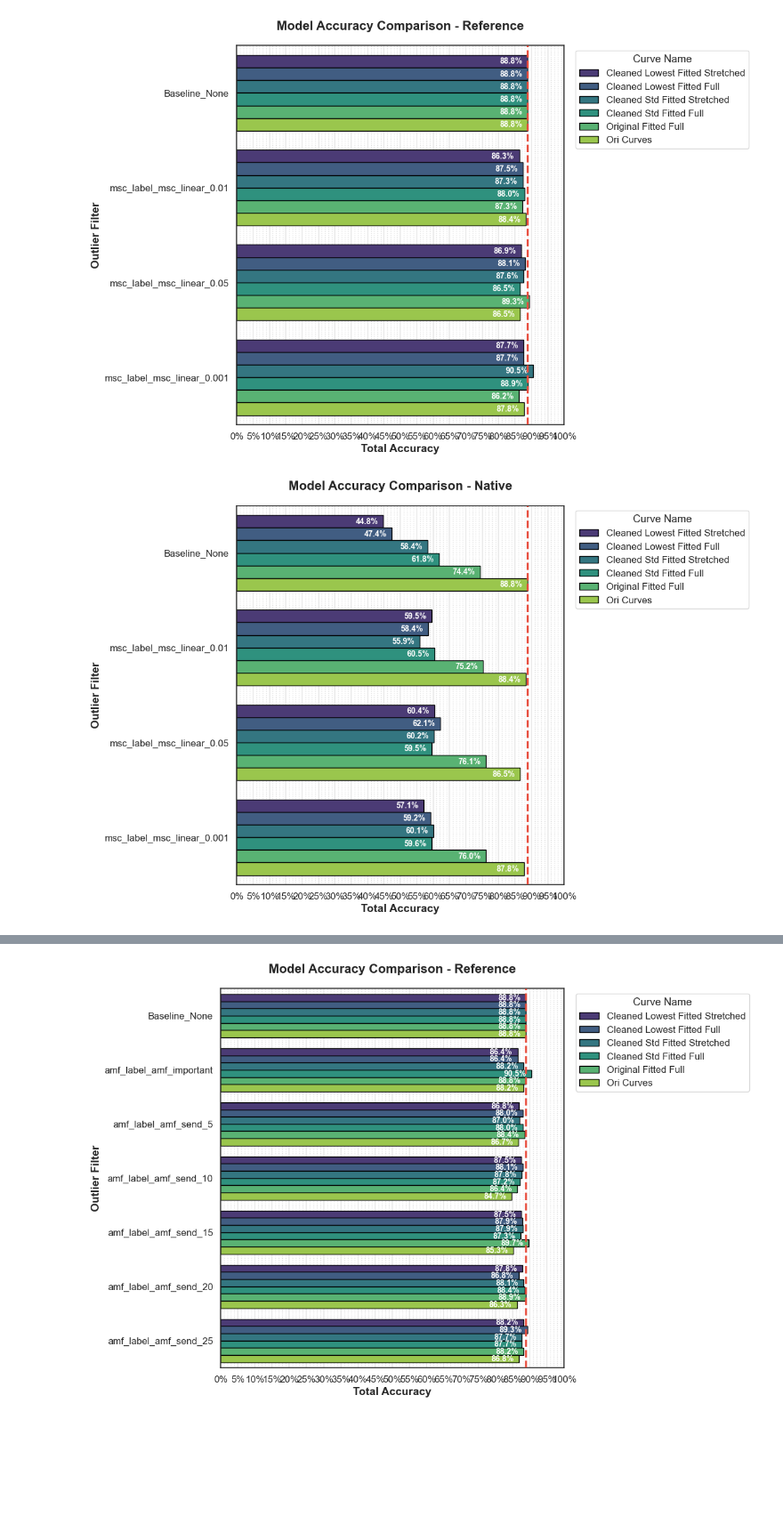
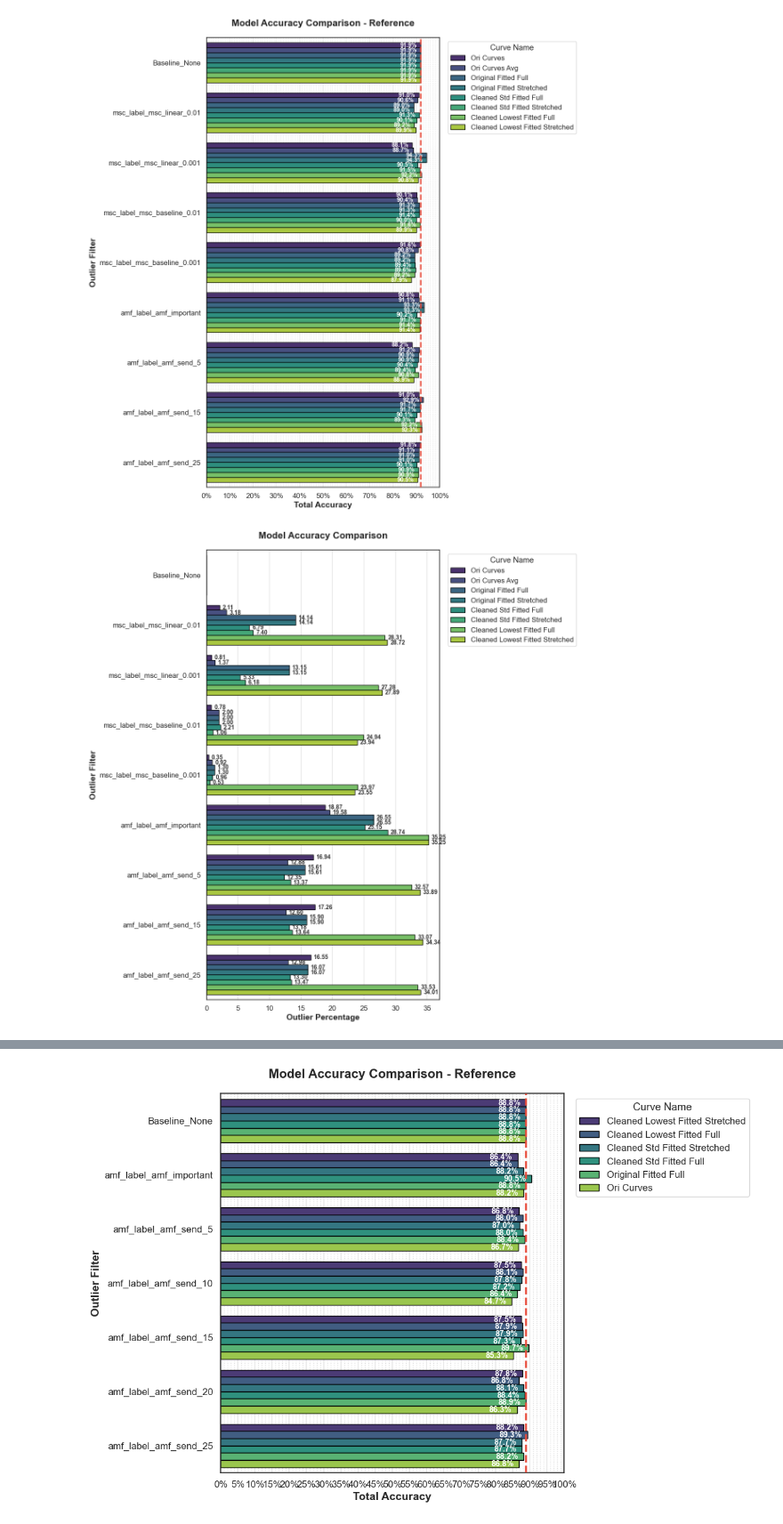
Before and after one commit to kautsarg/POC_DDM, a Jupyter notebook: gk_code/outlier_detection/result_analysis.ipynb, the cells around one changed output, grey strips where cells are left out. Shown at 89% size. Saved outputs shown, nothing was run; the diff lists cells and outputs as text; code cells hidden in the pictures; blank space fills up the shorter version.

Commit message:
Result vis on all samples individual test

```diff
--- a/gk_code/outlier_detection/result_analysis.ipynb
+++ b/gk_code/outlier_detection/result_analysis.ipynb
@@ -187,11 +180,5 @@ Filter:
 --------------------------------------------------
 # %%
-%matplotlib inline
-
-import matplotlib.pyplot as plt
-import seaborn as sns
-import matplotlib.ticker as mtick
-
 def plot_accuracy_comparison_static(filtered_df, title="Model Accuracy Comparison", save_path=None):
     """
     Generates a static high-resolution grouped bar chart using Seaborn,
@@ -253,16 +240,6 @@ def plot_accuracy_comparison_static(filtered_df, title="Model Accuracy Compariso
         fig.savefig(save_path, bbox_inches='tight', dpi=300, facecolor='white')
         print(f"[*] Saved static plot to {save_path}")
 
-%matplotlib inline
-
-import matplotlib.pyplot as plt
-import seaborn as sns
-import matplotlib.ticker as mtick
-
-import matplotlib.pyplot as plt
-import seaborn as sns
-import matplotlib.ticker as mtick
-
 def plot_flexible_grouped_bar(df, x_col, y_col, hue_col, title=None, is_percentage=True, is_horizontal=False, baseline_value=None, save_path=None):
     """
     A highly flexible grouped bar chart generator using Seaborn.
@@ -273,7 +250,7 @@ def plot_flexible_grouped_bar(df, x_col, y_col, hue_col, title=None, is_percenta
 
     # 1. Map Data Based on Orientation
     if is_horizontal:
-        fig, ax = plt.subplots(figsize=(12, 8))
+        fig, ax = plt.subplots(figsize=(12, 12))
         sns.barplot(data=df, x=y_col, y=x_col, hue=hue_col, palette="viridis", edgecolor="black", linewidth=1, ax=ax)
         ax.set_xlabel(y_col.replace("_", " ").title(), fontsize=14, fontweight='bold')
         ax.set_ylabel(x_col.replace("_", " ").title(), fontsize=14, fontweight='bold')
@@ -296,7 +273,7 @@ def plot_flexible_grouped_bar(df, x_col, y_col, hue_col, title=None, is_percenta
         if is_horizontal: ax.set_xlim(0, 1.0)
         else: ax.set_ylim(0, 1.0)
 
-        val_axis.set_major_locator(mtick.MultipleLocator(0.05))
+        val_axis.set_major_locator(mtick.MultipleLocator(0.1))
         val_axis.set_minor_locator(mtick.MultipleLocator(0.01))
         val_axis.set_major_formatter(mtick.PercentFormatter(xmax=1.0, decimals=0))
 
@@ -366,42 +351,41 @@ for filter in ["Baseline_None"]:
 # %%
-
-sigfit_curves_compare = ["Ori Curves", "Original Fitted Full", "Cleaned Lowest Fitted Full", "Cleaned Lowest Fitted Stretched", "Cleaned Std Fitted Full", "Cleaned Std Fitted Stretched"]
-filtered_df_allmodes = result_df[(result_df["outlier_filter"].isin(["Baseline_None", "msc_label_msc_linear_0.05", "msc_label_msc_linear_0.01", "msc_label_msc_linear_0.001"])) & (result_df["model"] == "CNN") & result_df["curve_name"].isin(sigfit_curves_compare)]
+# sigfit_curves_compare = ["Ori Curves", "Original Fitted Full", "Cleaned Lowest Fitted Full", "Cleaned Lowest Fitted Stretched", "Cleaned Std Fitted Full", "Cleaned Std Fitted Stretched"]
+filtered_df_allmodes = result_df[(result_df["model"] == "CNN")]
 filtered_df = filtered_df_allmodes[(filtered_df_allmodes["training_mode"] == "Reference")]
 # filtered_df = result_df[(result_df["model"] == "CNN") & (result_df["training_mode"] == "Reference")]
 
 plot_flexible_grouped_bar(
     df=filtered_df,
     x_col="outlier_filter",
     y_col="total_accuracy",
     hue_col="curve_name",
-    title="Model Accuracy Comparison - Reference",
+    title="Model Accuracy Comparison\n",
     is_percentage=True,
     is_horizontal=True,
     baseline_value= result_df[(result_df["curve_name"] == "Ori Curves") & (result_df["outlier_filter"] == "Baseline_None") & (result_df["training_mode"] == "Reference")  & (result_df["model"] == "CNN")].total_accuracy.values[0]
 )
 
-filtered_df = filtered_df_allmodes[(filtered_df_allmodes["training_mode"] == "Native")]
-plot_flexible_grouped_bar(
-    df=filtered_df,
-    x_col="outlier_filter",
-    y_col="total_accuracy",
-    hue_col="curve_name",
-    title="Model Accuracy Comparison - Native",
-    is_percentage=True,
-    is_horizontal=True,
-    baseline_value= result_df[(result_df["curve_name"] == "Ori Curves") & (result_df["outlier_filter"] == "Baseline_None") & (result_df["training_mode"] == "Native")  & (result_df["model"] == "CNN")].total_accuracy.values[0]
-)
+# filtered_df = filtered_df_allmodes[(filtered_df_allmodes["training_mode"] == "Native")]
+# plot_flexible_grouped_bar(
+#     df=filtered_df,
+#     x_col="outlier_filter",
+#     y_col="total_accuracy",
+#     hue_col="curve_name",
+#     title="Model Accuracy Comparison - Native",
+#     is_percentage=True,
+#     is_horizontal=True,
+#     baseline_value= result_df[(result_df["curve_name"] == "Ori Curves") & (result_df["outlier_filter"] == "Baseline_None") & (result_df["training_mode"] == "Native")  & (result_df["model"] == "CNN")].total_accuracy.values[0]
+# )
 
 plot_flexible_grouped_bar(
     df=filtered_df,
     x_col="outlier_filter",
     y_col="outlier_percentage",
     hue_col="curve_name",
     title="Model Accuracy Comparison",
     is_percentage=False,
     is_horizontal=True,
 )
 # %% [output]
-[figure, old version]
+[figure, new version]
-[figure, old version]
+[figure, new version]
```
Also changed, not shown: parts of 5 cells of this notebook, 3 other files.
